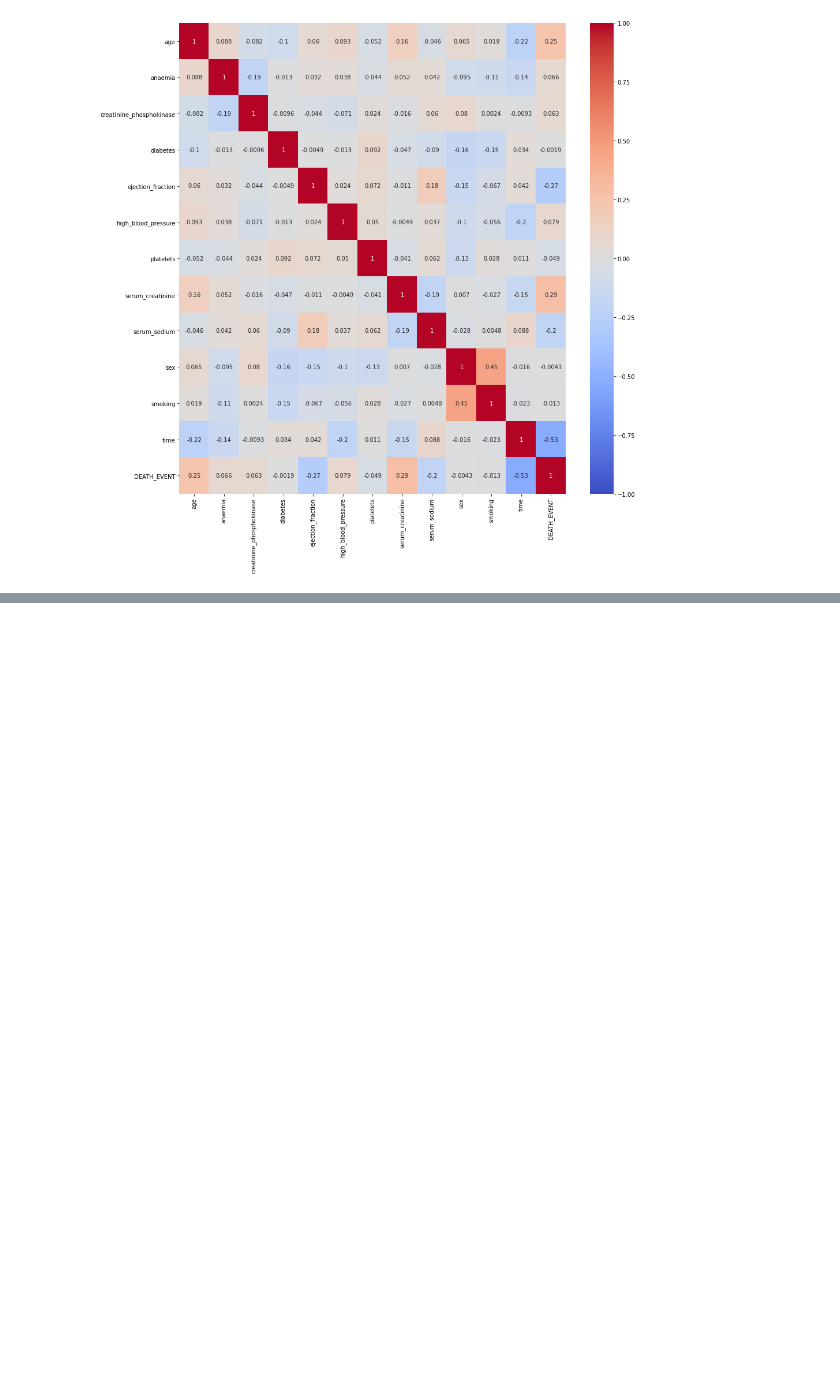
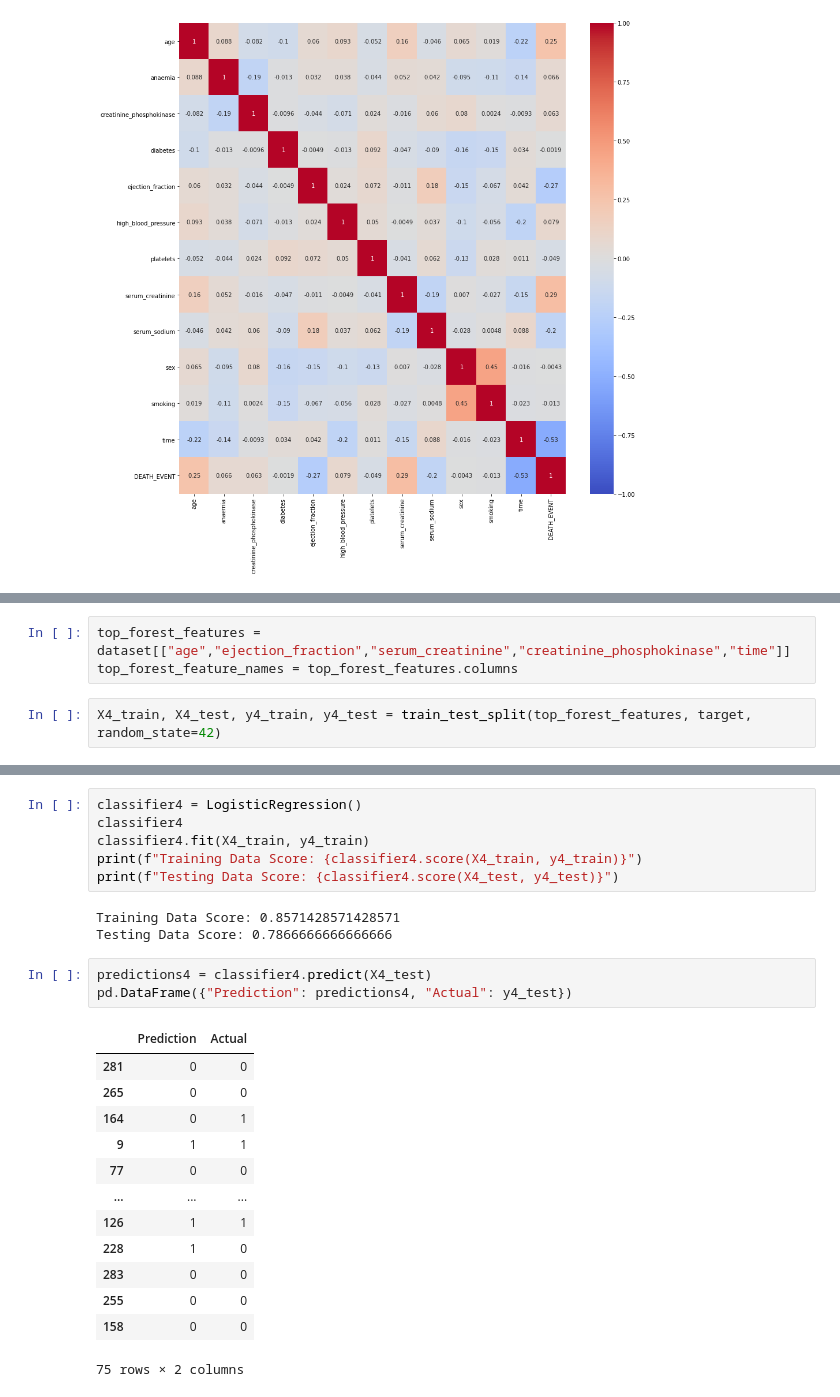
Before and after one commit to ewatxc82/Erik-Ashwini-Neal-Final-Project, a Jupyter notebook: modeling/heart_failure_models.ipynb, the cells around one changed output, grey strips where cells are left out. Saved outputs shown, nothing was run; the diff lists cells and outputs as text; blank space fills up the shorter version.

```diff
--- a/modeling/heart_failure_models.ipynb
+++ b/modeling/heart_failure_models.ipynb
@@ -154,0 +315,5 @@ plt.show()
+# %%
+top_forest_features = dataset[["age","ejection_fraction","serum_creatinine","creatinine_phosphokinase","time"]]
+top_forest_feature_names = top_forest_features.columns
+# %%
+X4_train, X4_test, y4_train, y4_test = train_test_split(top_forest_features, target, random_state=42)
@@ -154,0 +351,26 @@ plt.show()
+# %%
+classifier4 = LogisticRegression()
+classifier4
+classifier4.fit(X4_train, y4_train)
+print(f"Training Data Score: {classifier4.score(X4_train, y4_train)}")
+print(f"Testing Data Score: {classifier4.score(X4_test, y4_test)}")
+# %% [output]
+Training Data Score: 0.8571428571428571
+Testing Data Score: 0.7866666666666666
+# %%
+predictions4 = classifier4.predict(X4_test)
+pd.DataFrame({"Prediction": predictions4, "Actual": y4_test})
+# %% [output]
+|  | Prediction | Actual |
+| 281 | 0 | 0 |
+| 265 | 0 | 0 |
+| 164 | 0 | 1 |
+| 9 | 1 | 1 |
+| 77 | 0 | 0 |
+| ... | ... | ... |
+| 126 | 1 | 1 |
+| 228 | 1 | 0 |
+| 283 | 0 | 0 |
+| 255 | 0 | 0 |
+| 158 | 0 | 0 |
+75 rows × 2 columns
```
Also changed, not shown: parts of 35 cells of this notebook.
